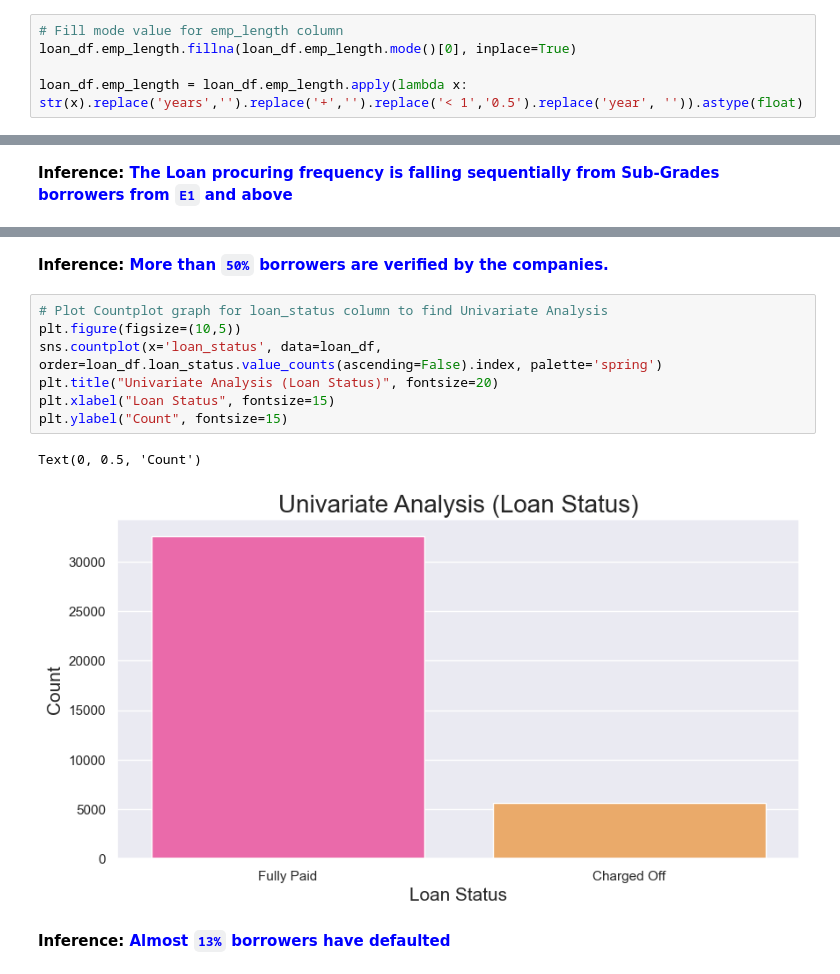
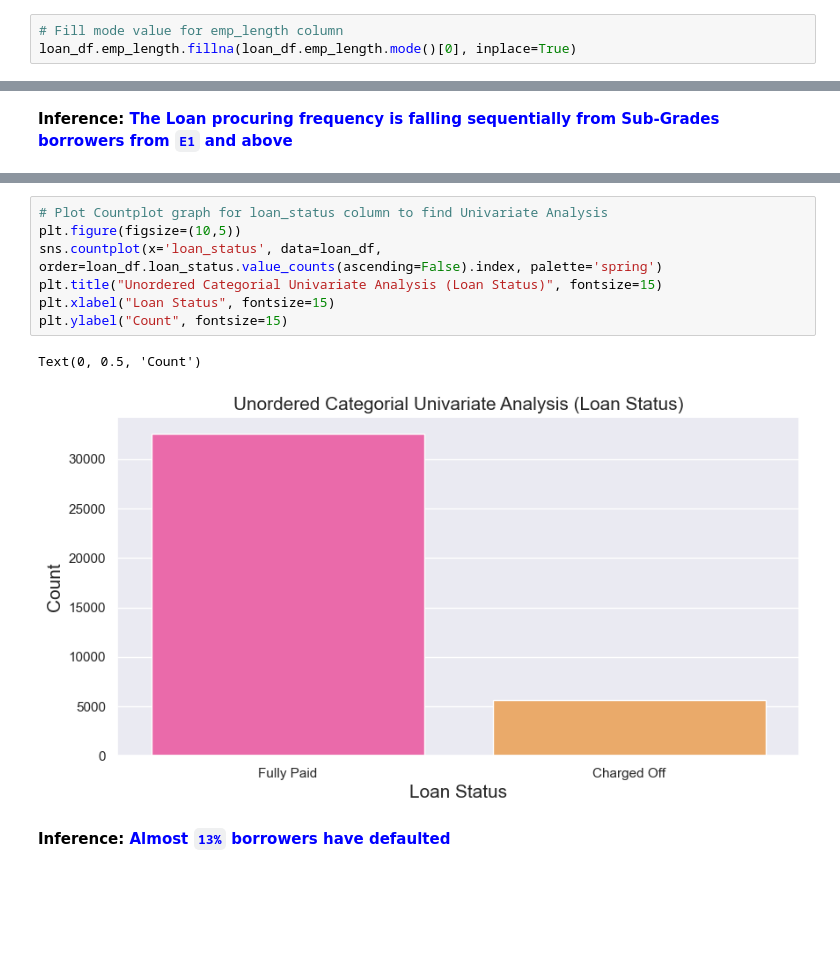
Before and after one commit to upasanapaul/LendingClubCaseStudy, a Jupyter notebook: lending_club_case_study.ipynb, the cells around one changed output, grey strips where cells are left out. Cells and saved outputs as stored; diff of their text form; blank space fills up the shorter version.

```diff
--- a/lending_club_case_study.ipynb
+++ b/lending_club_case_study.ipynb
@@ -232,8 +232,6 @@ dtype: object
 # %%
 # Fill mode value for emp_length column
 loan_df.emp_length.fillna(loan_df.emp_length.mode()[0], inplace=True)
-
-loan_df.emp_length = loan_df.emp_length.apply(lambda x: str(x).replace('years','').replace('+','').replace('< 1','0.5').replace('year', '')).astype(float)
 # %%
 # Fill mode value for last_pymnt_date column
 loan_df.last_pymnt_date.fillna(loan_df.last_pymnt_date.mode()[0], inplace=True)
@@ -377,14 +354,12 @@ Text(0, 0.5, 'Count')
-# %% [markdown]
-**Inference: <font color="blue">More than `50%` borrowers are verified by the companies.</font>**
 # %%
 # Plot Countplot graph for loan_status column to find Univariate Analysis
 plt.figure(figsize=(10,5))
 sns.countplot(x='loan_status', data=loan_df, order=loan_df.loan_status.value_counts(ascending=False).index, palette='spring')
-plt.title("Univariate Analysis (Loan Status)", fontsize=20)
+plt.title("Unordered Categorial Univariate Analysis (Loan Status)", fontsize=15)
 plt.xlabel("Loan Status", fontsize=15)
 plt.ylabel("Count", fontsize=15)
 # %% [output]
 Text(0, 0.5, 'Count')
-[figure, old version]
+[figure, new version]
 # %% [markdown]
 **Inference: <font color="blue">Almost `13%` borrowers have defaulted</font>**
```
Also changed, not shown: parts of 39 cells of this notebook.
